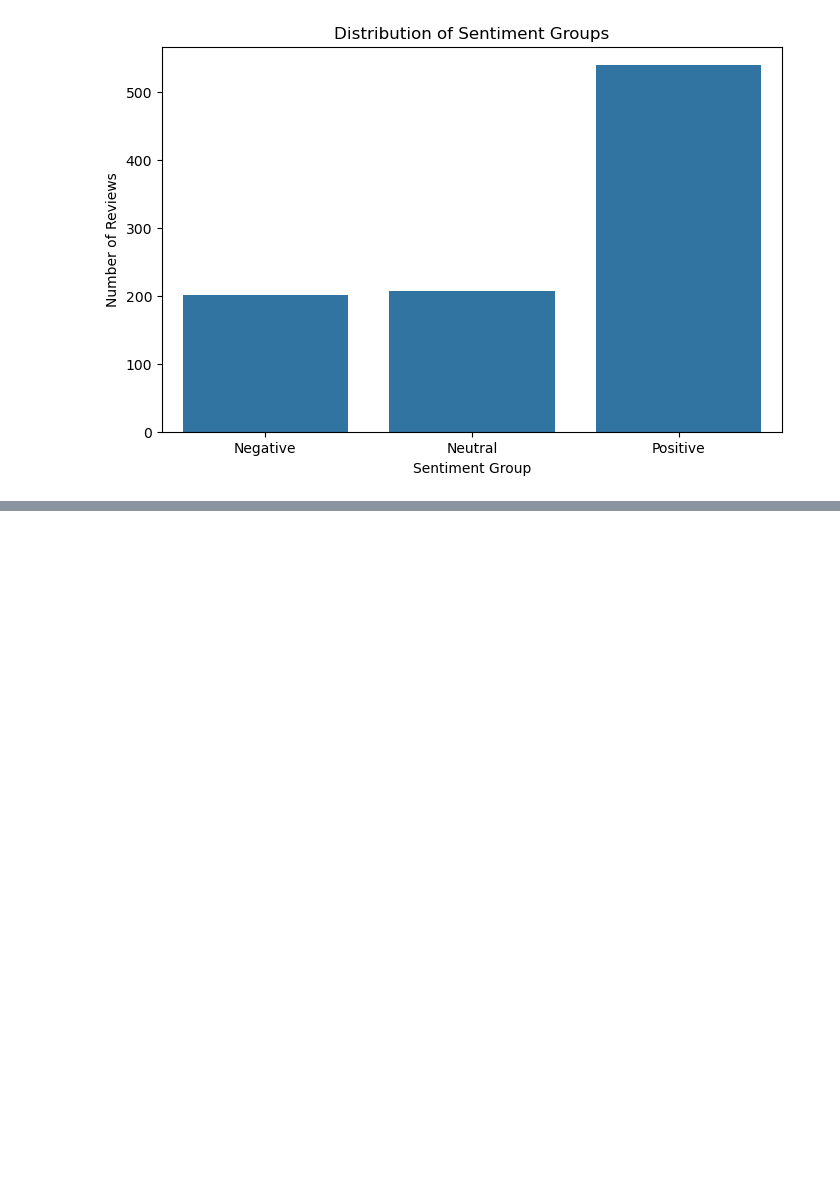
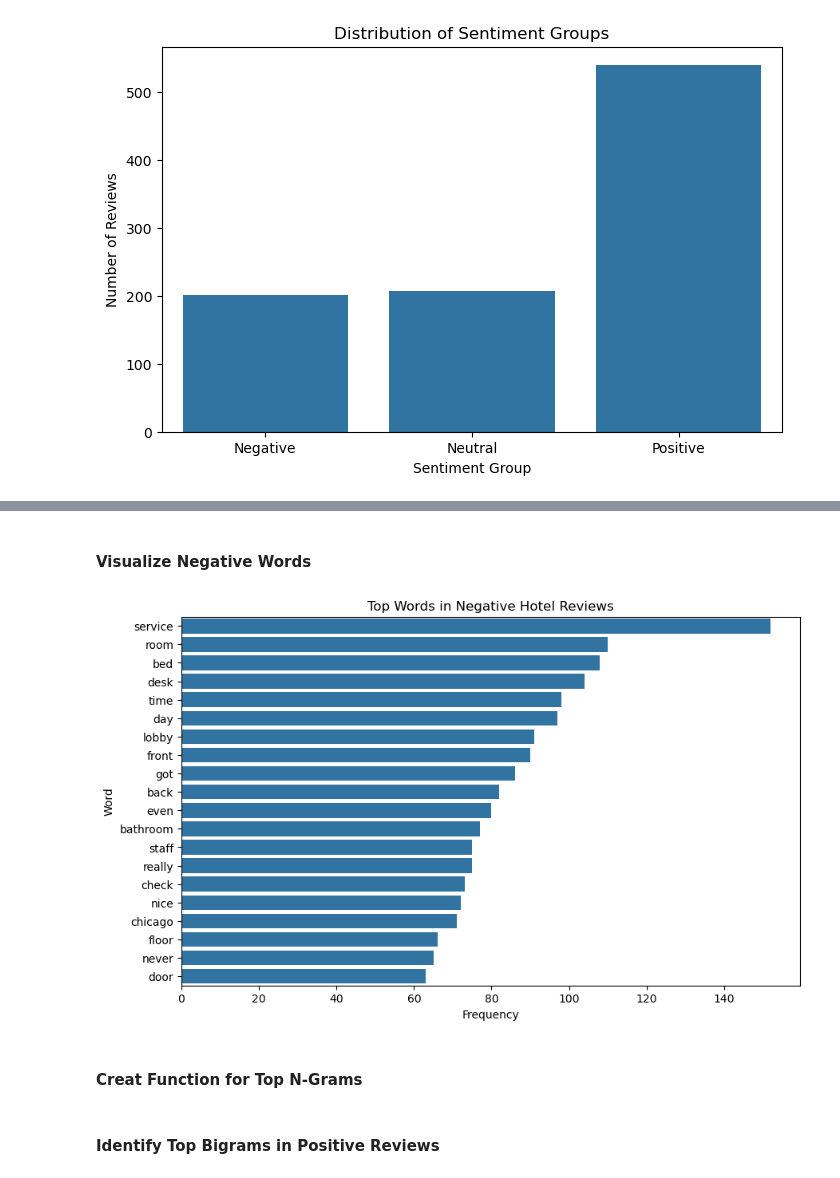
Before and after one commit to jtmcginley123/languageanalytics, a Jupyter notebook: Jackie/data-exploration.ipynb, the cells around one changed output, grey strips where cells are left out. Cells and saved outputs as stored; diff of their text form; code cells hidden in the pictures; blank space fills up the shorter version.

```diff
--- a/Jackie/data-exploration.ipynb
+++ b/Jackie/data-exploration.ipynb
@@ -130,0 +269,3 @@ plt.show()
+# %%
+topWordsNeg = get_top_words(negative["cleanReview"], n = 20)
+topWordsNeg
@@ -130,0 +290,13 @@ plt.show()
+# %% [markdown]
+#### Visualize Negative Words
+# %%
+plt.figure(figsize = (10, 6))
+sns.barplot(data = topWordsNeg, x = "count", y = "word")
+plt.title("Top Words in Negative Hotel Reviews")
+plt.xlabel("Frequency")
+plt.ylabel("Word")
+plt.show()
+# %% [output]
+[figure, added]
+# %% [markdown]
+#### Creat Function for Top N-Grams
@@ -130,0 +317,2 @@ plt.show()
+# %% [markdown]
+#### Identify Top Bigrams in Positive Reviews
```
Also changed, not shown: parts of 29 cells of this notebook.
